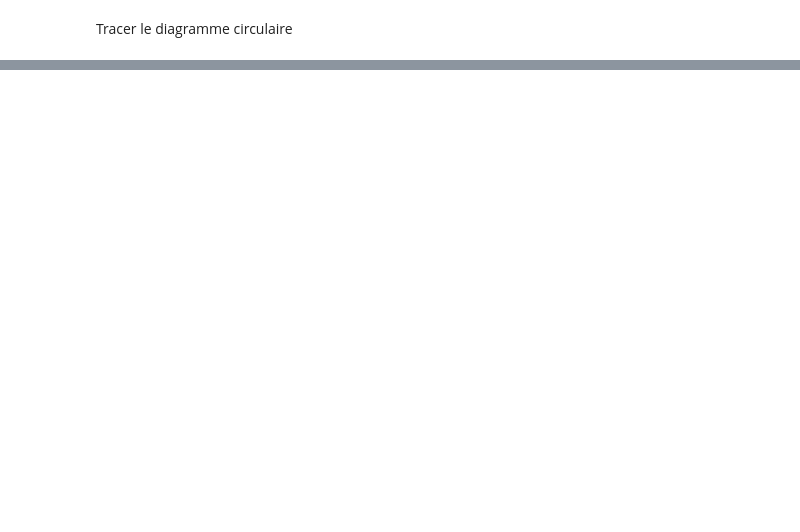
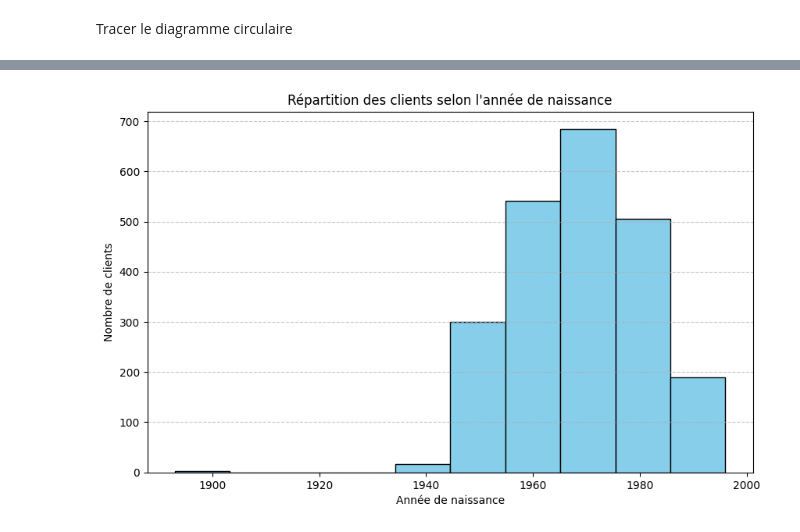
Before and after one commit to NdongoMamoudou/analyse-donnees-fraude-marketing, a Jupyter notebook: notebook/AnalyseDesCampagnesMarketing.ipynb, the cells around one changed output, grey strips where cells are left out. Saved outputs shown, nothing was run; the diff lists cells and outputs as text; code cells hidden in the pictures; blank space fills up the shorter version.

```diff
--- a/notebook/AnalyseDesCampagnesMarketing.ipynb
+++ b/notebook/AnalyseDesCampagnesMarketing.ipynb
@@ -198,0 +242,11 @@ plt.show()
+# %%
+# Tracer l'histogramme
+plt.figure(figsize=(10, 6))
+plt.hist(df['Year_Birth'], bins=10, color='skyblue', edgecolor='black')
+plt.title("Répartition des clients selon l'année de naissance")
+plt.xlabel("Année de naissance")
+plt.ylabel("Nombre de clients")
+plt.grid(axis='y', linestyle='--', alpha=0.7)
+plt.show()
+# %% [output]
+[figure, added]
```
Also changed, not shown: parts of 19 cells of this notebook.
